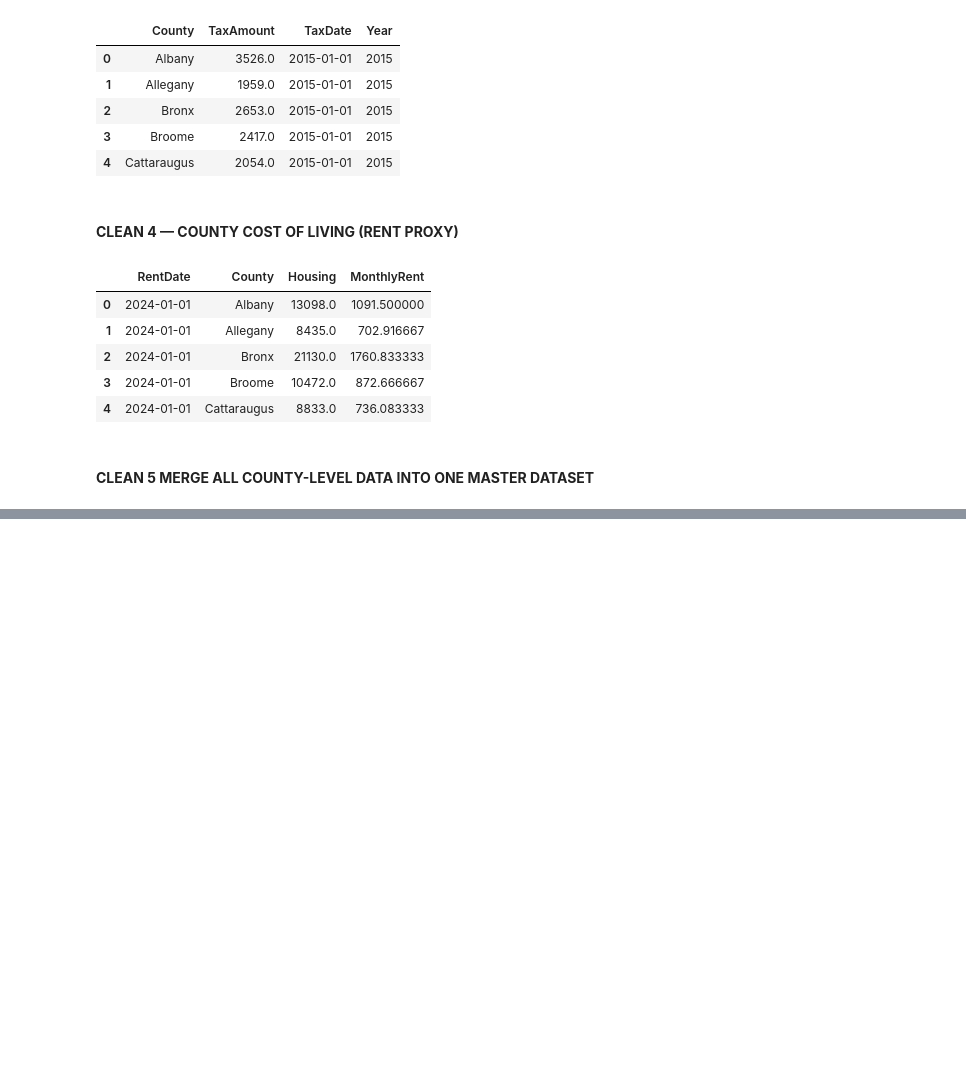
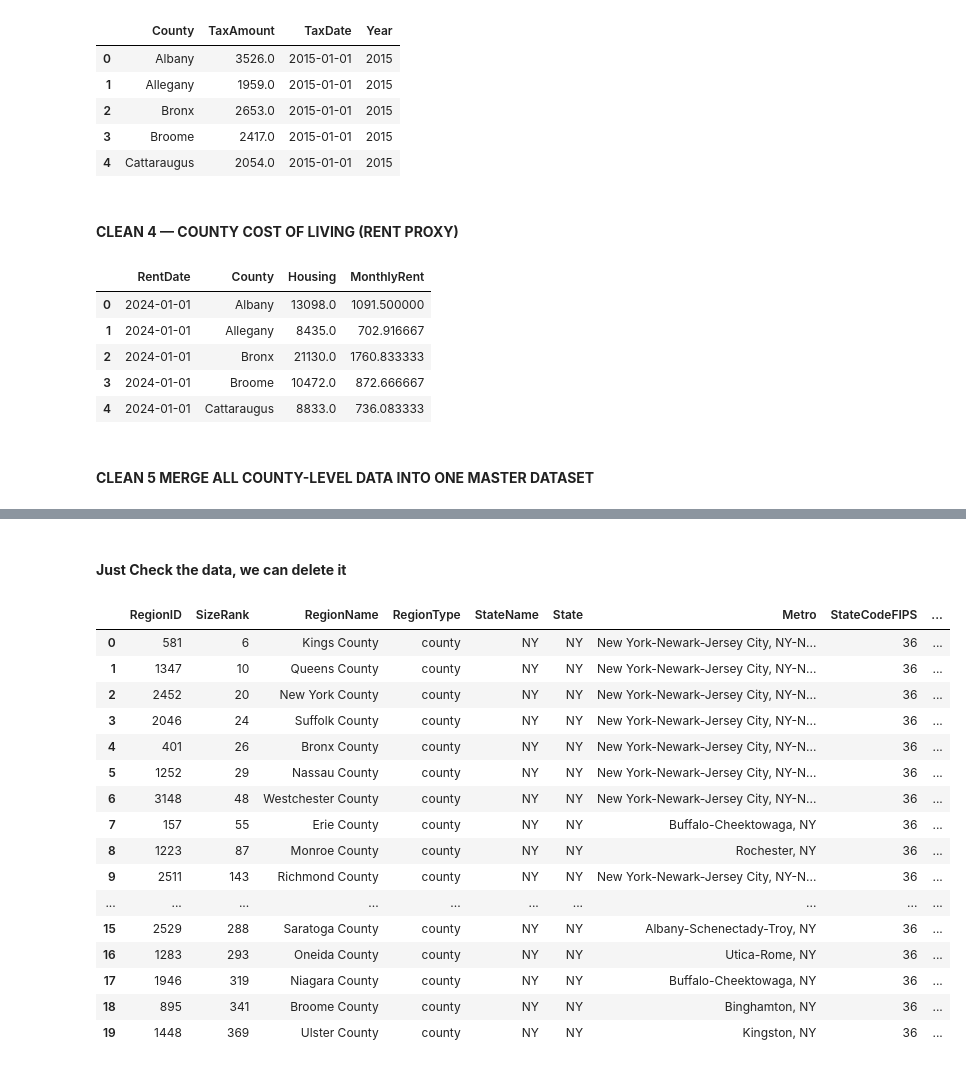
Before and after one commit to datasheng/csc46000-team-project-housekeeping, a Jupyter notebook: Train_a_model_for_DS.ipynb, the cells around one changed output, grey strips where cells are left out. Cells and saved outputs as stored; diff of their text form; code cells hidden in the pictures; blank space fills up the shorter version.

```diff
--- a/Train_a_model_for_DS.ipynb
+++ b/Train_a_model_for_DS.ipynb
@@ -172,0 +404,22 @@ county_merged.to_csv("County_merges_clean.csv", index=False)
+# %% [markdown]
+#### **Just Check the data, we can delete it**
+# %%
+county_merged.head(20)
+# %% [output]
+|  | RegionID | SizeRank | RegionName | RegionType | StateName | State | Metro | StateCodeFIPS | ... |
+| 0 | 581 | 6 | Kings County | county | NY | NY | New York-Newark-Jersey City, NY-N... | 36 | ... |
+| 1 | 1347 | 10 | Queens County | county | NY | NY | New York-Newark-Jersey City, NY-N... | 36 | ... |
+| 2 | 2452 | 20 | New York County | county | NY | NY | New York-Newark-Jersey City, NY-N... | 36 | ... |
+| 3 | 2046 | 24 | Suffolk County | county | NY | NY | New York-Newark-Jersey City, NY-N... | 36 | ... |
+| 4 | 401 | 26 | Bronx County | county | NY | NY | New York-Newark-Jersey City, NY-N... | 36 | ... |
+| 5 | 1252 | 29 | Nassau County | county | NY | NY | New York-Newark-Jersey City, NY-N... | 36 | ... |
+| 6 | 3148 | 48 | Westchester County | county | NY | NY | New York-Newark-Jersey City, NY-N... | 36 | ... |
+| 7 | 157 | 55 | Erie County | county | NY | NY | Buffalo-Cheektowaga, NY | 36 | ... |
+| 8 | 1223 | 87 | Monroe County | county | NY | NY | Rochester, NY | 36 | ... |
+| 9 | 2511 | 143 | Richmond County | county | NY | NY | New York-Newark-Jersey City, NY-N... | 36 | ... |
+| ... | ... | ... | ... | ... | ... | ... | ... | ... | ... |
+| 15 | 2529 | 288 | Saratoga County | county | NY | NY | Albany-Schenectady-Troy, NY | 36 | ... |
+| 16 | 1283 | 293 | Oneida County | county | NY | NY | Utica-Rome, NY | 36 | ... |
+| 17 | 1946 | 319 | Niagara County | county | NY | NY | Buffalo-Cheektowaga, NY | 36 | ... |
+| 18 | 895 | 341 | Broome County | county | NY | NY | Binghamton, NY | 36 | ... |
+| 19 | 1448 | 369 | Ulster County | county | NY | NY | Kingston, NY | 36 | ... |
```
Also changed, not shown: parts of 28 cells of this notebook, 3 other files.
